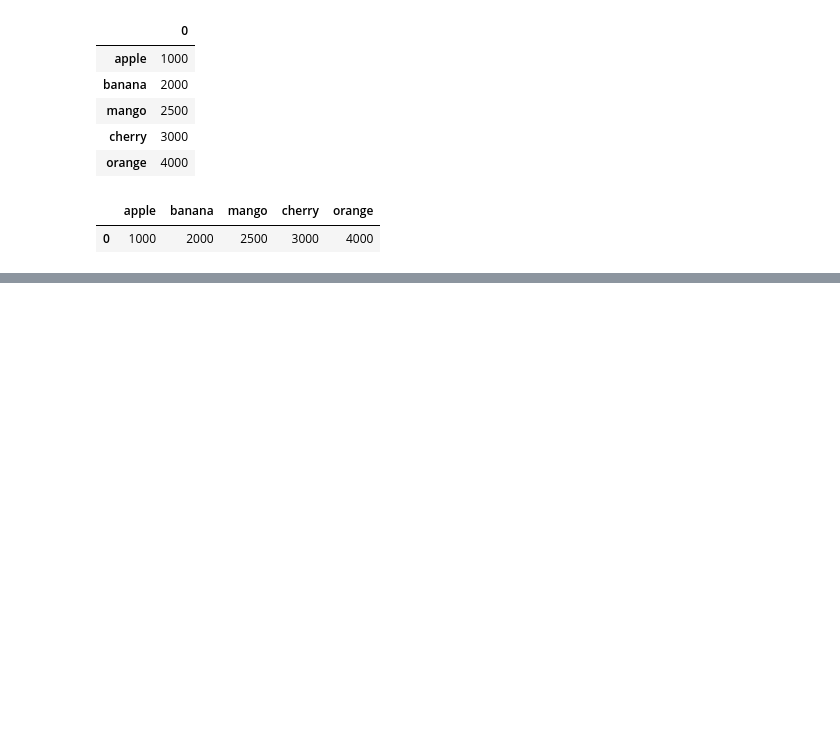
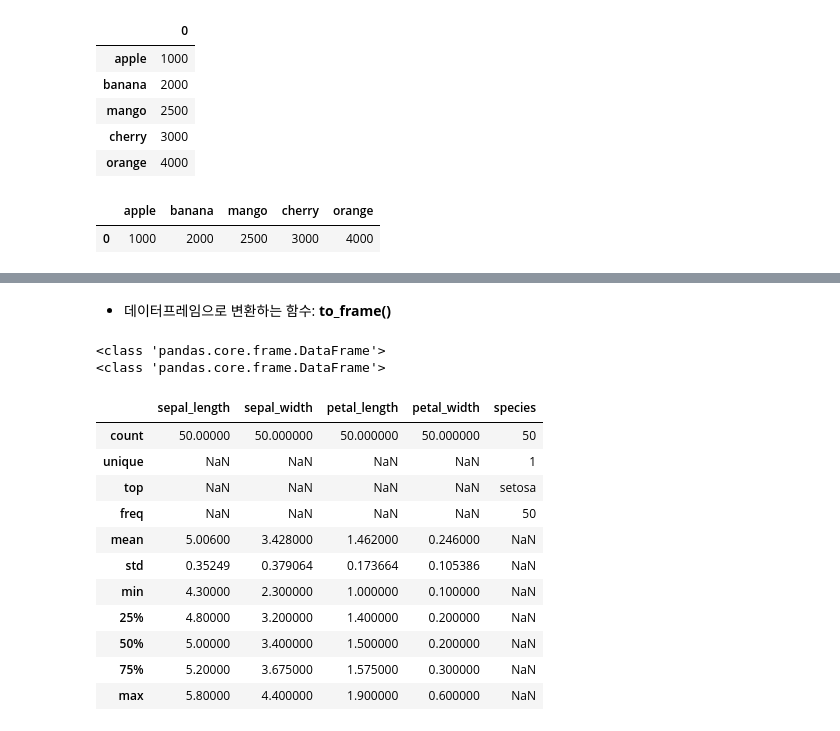
Before and after one commit to jiwon808/big, a Jupyter notebook: source/8_python/ch12_데이터프레임과 시리즈(Pandas) 8-13절.ipynb, the cells around one changed output, grey strips where cells are left out. Cells and saved outputs as stored; diff of their text form; code cells hidden in the pictures; blank space fills up the shorter version.

```diff
--- a/source/8_python/ch12_데이터프레임과 시리즈(Pandas) 8-13절.ipynb
+++ b/source/8_python/ch12_데이터프레임과 시리즈(Pandas) 8-13절.ipynb
@@ -1810,0 +2002,43 @@ s.to_frame().T
+# %% [markdown]
+- 데이터프레임으로 변환하는 함수:    **to_frame()**
+# %%
+#2. iris 데이터를 독립변수 X와 종속변수 y로 나누세요. 종속변수는 species 열입니다.
+
+#iloc이용
+x= iris.iloc[:,:-1]                   # species를 제외한 나머지  sepal_length   sepal_width   petal_length    petal_width
+y= iris.iloc[:,-1]     # 종속변수는 species 열   (시리즈로 나옴.dataframe으로 바꾸고 싶다면 함수이용)
+
+#loc이용
+x= iris.loc[ :, 'sepal_length':'petal_width' ]
+y=iris.loc[:,'species']
+
+#어떤 방법을 쓰던 y는 Series
+y=iris.loc[:,'species'].to_frame()
+print(type(x))
+print(type(y))
+# %% [output]
+<class 'pandas.core.frame.DataFrame'>
+<class 'pandas.core.frame.DataFrame'>
+# %%
+#3. iris 데이터에서 처음 50개행을 빼내서 temp변수에 저장하세요
+temp=iris.head(50)
+
+temp=iris.iloc[:50]
+temp=iris[:50]
+# %%
+#4. 3번에서 선택한 데이터프에임의 요약정보를 출력하세요. 모든 열에 대해 요약정보가출력되어야 합니다.
+temp.describe(include='all')
+                                #그냥 describe()면 숫자만 나옴 . 따라서 species안나옴  **********************
+# %% [output]
+|  | sepal_length | sepal_width | petal_length | petal_width | species |
+| count | 50.00000 | 50.000000 | 50.000000 | 50.000000 | 50 |
+| unique | NaN | NaN | NaN | NaN | 1 |
+| top | NaN | NaN | NaN | NaN | setosa |
+| freq | NaN | NaN | NaN | NaN | 50 |
+| mean | 5.00600 | 3.428000 | 1.462000 | 0.246000 | NaN |
+| std | 0.35249 | 0.379064 | 0.173664 | 0.105386 | NaN |
+| min | 4.30000 | 2.300000 | 1.000000 | 0.100000 | NaN |
+| 25% | 4.80000 | 3.200000 | 1.400000 | 0.200000 | NaN |
+| 50% | 5.00000 | 3.400000 | 1.500000 | 0.200000 | NaN |
+| 75% | 5.20000 | 3.675000 | 1.575000 | 0.300000 | NaN |
+| max | 5.80000 | 4.400000 | 1.900000 | 0.600000 | NaN |
```
Also changed, not shown: parts of 51 cells of this notebook, 1 other file.
